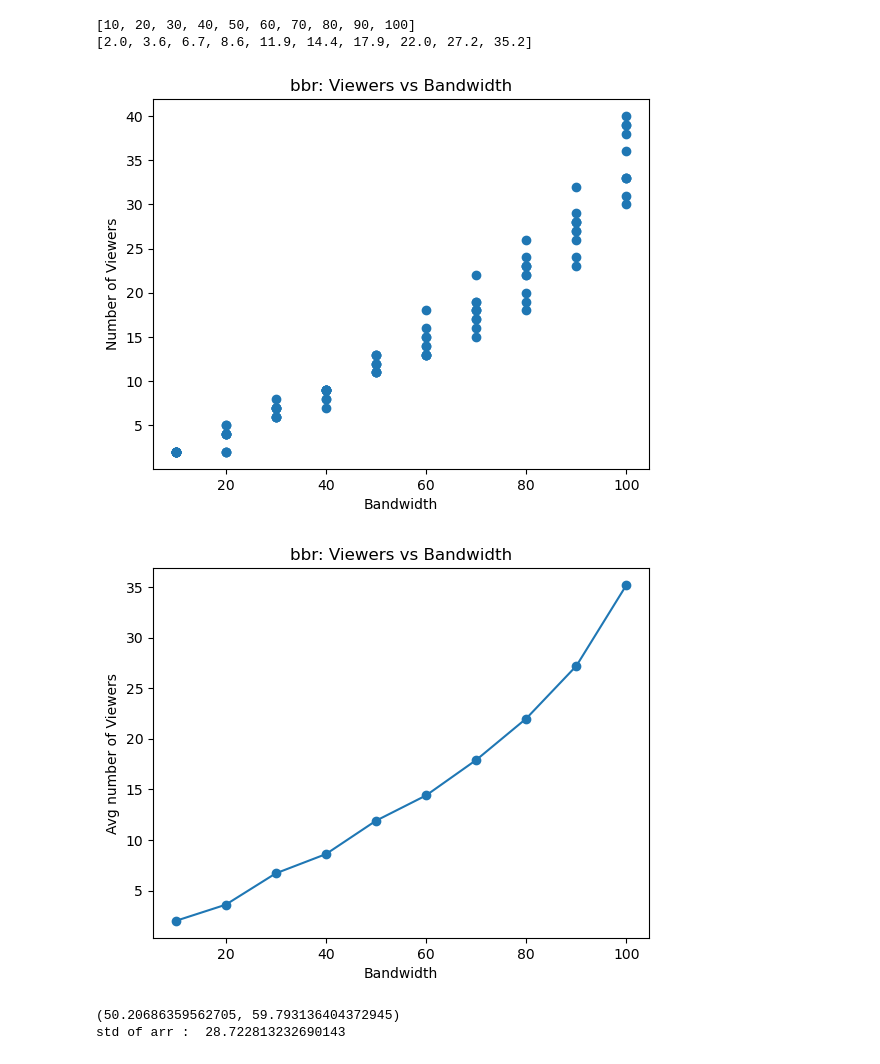
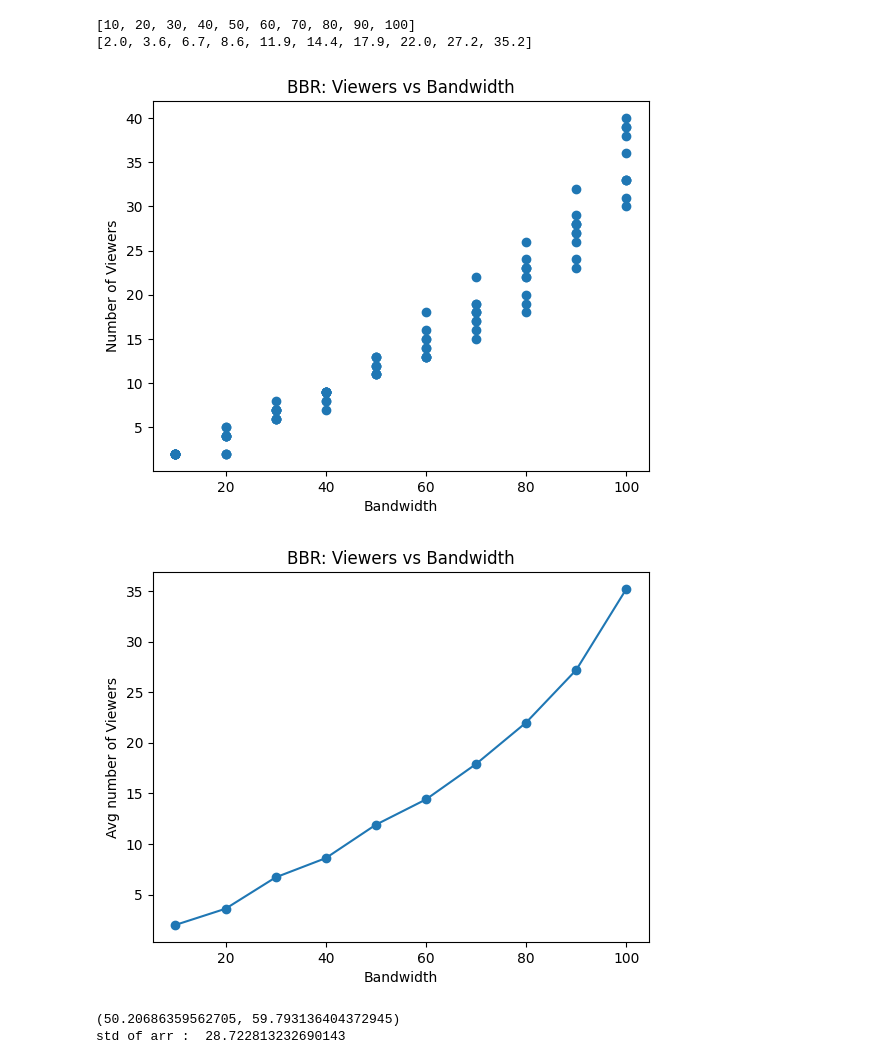
Before and after one commit to BaiqingL/CS655-TCP-Comparison, a Jupyter notebook: data/Statistics.ipynb, the cells around one changed output. Drawn from its saved outputs; the diff is of its cells as text; code cells hidden in the pictures.

```diff
--- a/data/Statistics.ipynb
+++ b/data/Statistics.ipynb
@@ -43,37 +43,37 @@ def calAvgViewers(viewers):
 bandwidth, num_viewers = [], []
 for i in range(1, 11):
     fileName = "./viewPerf_" + str(i) + "_bbr.txt"
     cur_bandwidth, cur_num_viewers = readFile(fileName)
     bandwidth += cur_bandwidth
     num_viewers += cur_num_viewers
 
 
 
 bandwidth_list = []
 for i in set(bandwidth):
     bandwidth_list.append(i)
 bandwidth_list.sort()
 avg = [[] for _ in range(len(bandwidth_list))]
 
 avg_list = []
 
 for i in range(len(num_viewers)):
     for j in range(len(bandwidth_list)):
 
         if bandwidth[i] == bandwidth_list[j]:
             avg[j].append(num_viewers[i])
 for i in range(len(avg)):
     avg_list.append(calAvgViewers(avg[i]))
 
 print(bandwidth_list)
 print(avg_list)
-splot(bandwidth, num_viewers, "bbr: Viewers vs Bandwidth", "Bandwidth", "Number of Viewers")
-plot(bandwidth_list, avg_list,"bbr: Viewers vs Bandwidth", "Bandwidth", "Avg number of Viewers")
+splot(bandwidth, num_viewers, "BBR: Viewers vs Bandwidth", "Bandwidth", "Number of Viewers")
+plot(bandwidth_list, avg_list,"BBR: Viewers vs Bandwidth", "Bandwidth", "Avg number of Viewers")
 # %% [output]
 [10, 20, 30, 40, 50, 60, 70, 80, 90, 100]
 [2.0, 3.6, 6.7, 8.6, 11.9, 14.4, 17.9, 22.0, 27.2, 35.2]
-[figure, old version]
+[figure, new version]
-[figure, old version]
+[figure, new version]
 # %%
 import numpy as np
 import scipy.stats as st
```
Also changed, not shown: parts of 2 cells of this notebook.
